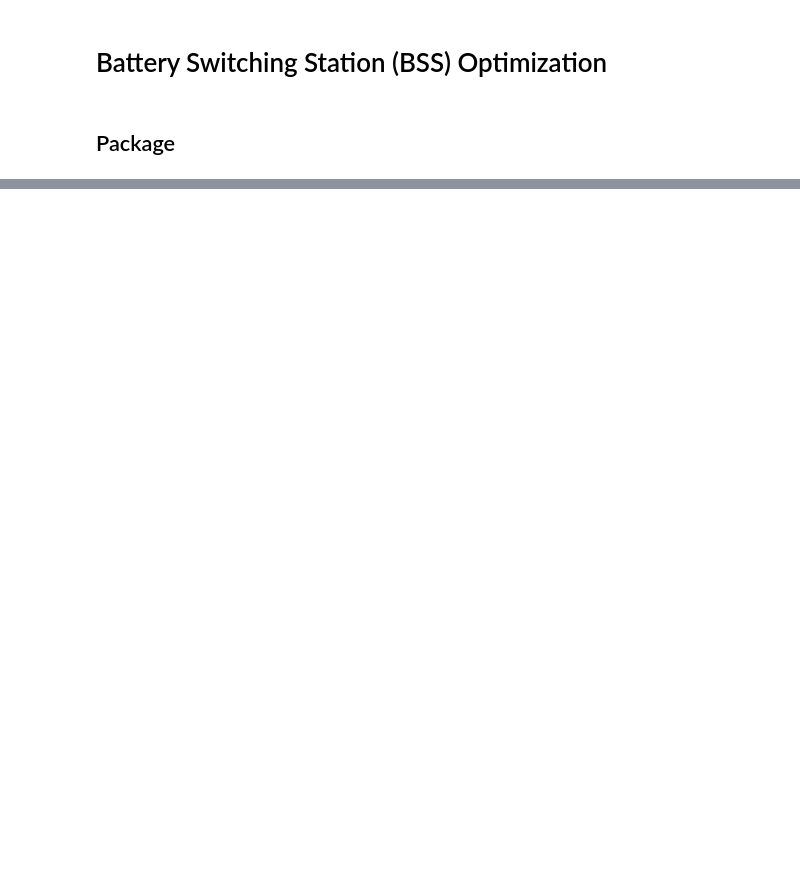
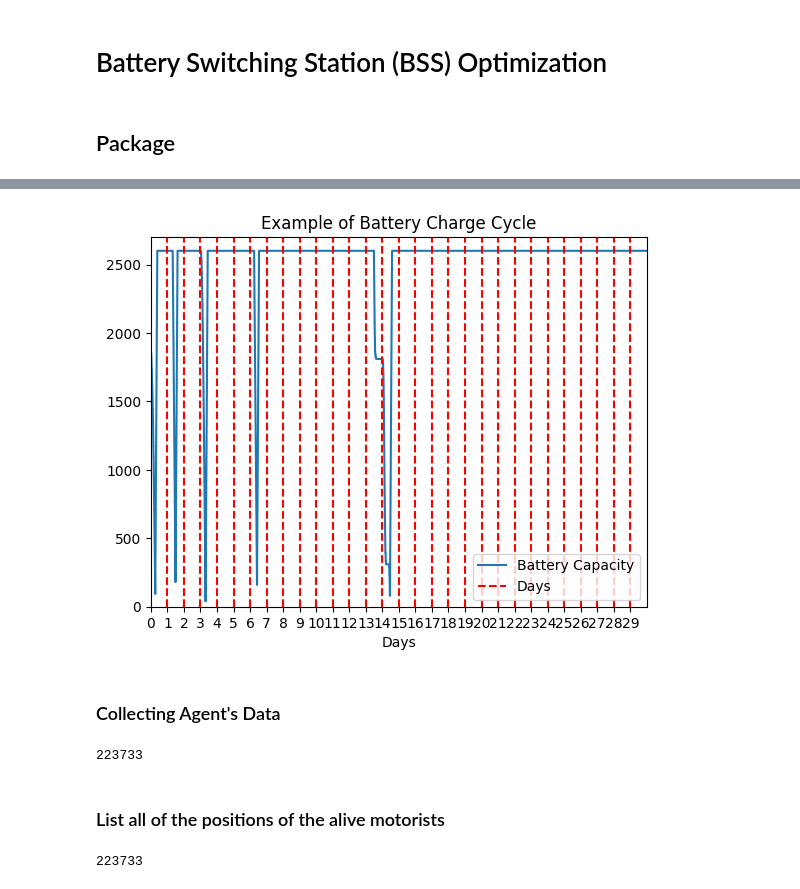
Before and after one commit to lakubis/LionIsACat, a Jupyter notebook: Felix_Learn/ev_optimization.ipynb, the cells around one changed output, grey strips where cells are left out. Cells and saved outputs as stored; diff of their text form; code cells hidden in the pictures; blank space fills up the shorter version.

```diff
--- a/Felix_Learn/ev_optimization.ipynb
+++ b/Felix_Learn/ev_optimization.ipynb
@@ -51,0 +74,3 @@ for i in range(num_of_step):
+# %%
+agent_data = model.datacollector.get_agent_vars_dataframe()
+agent_data.head()
@@ -51,0 +99,40 @@ for i in range(num_of_step):
+# %%
+battery_id = 40
+battery_energy = agent_data.xs(battery_id, level = "AgentID")["Charge"]
+battery_energy.plot()
+plt.xlim(0,num_of_step)
+plt.ylim(0,2700)
+for i in range(1,days):
+    plt.axvline(x = 1440*i, color = 'r', linestyle='--', label = 'axvline - full height')
+plt.legend(['Battery Capacity','Days'])
+locs, labels = plt.xticks()  # Get the current locations and labels.
+plt.xticks(np.arange(0, days*1440, step=1440))  # Set label locations.
+plt.xticks(np.arange(days)*1440, np.arange(0,days))  # Set text labels.
+#plt.xticks([0, 1, 2], ['January', 'February', 'March'],
+#       rotation=20)  # Set text labels and properties.
+plt.xlabel('Days')
+plt.title('Example of Battery Charge Cycle')
+plt.show()
+# %% [output]
+[figure, added]
+# %% [markdown]
+### Collecting Agent's Data
+# %%
+motorist_id = []
+for mot in model.motorists:
+    motorist_id.append(mot.unique_id)
+
+#ID motor pertama dan terakhir
+first_motor = min(motorist_id)
+last_motor = max(motorist_id)
+
+#Ambil data motor doang
+motorist_data = agent_data.loc[(agent_data.index.get_level_values('AgentID')>=first_motor) & (agent_data.index.get_level_values('AgentID') <=last_motor)]
+
+
+motorist_alive_position = motorist_data.loc[motorist_data['Alive'] == True]["Position"]
+
+#print jumlah baris
+print(len(motorist_alive_position.index))
+# %% [output]
+223733
@@ -51,0 +141,7 @@ for i in range(num_of_step):
+# %% [markdown]
+### List all of the positions of the alive motorists
+# %%
+array_alive_positions = motorist_alive_position.tolist()
+print(len(array_alive_positions))
+# %% [output]
+223733
```
Also changed, not shown: parts of 14 cells of this notebook.
